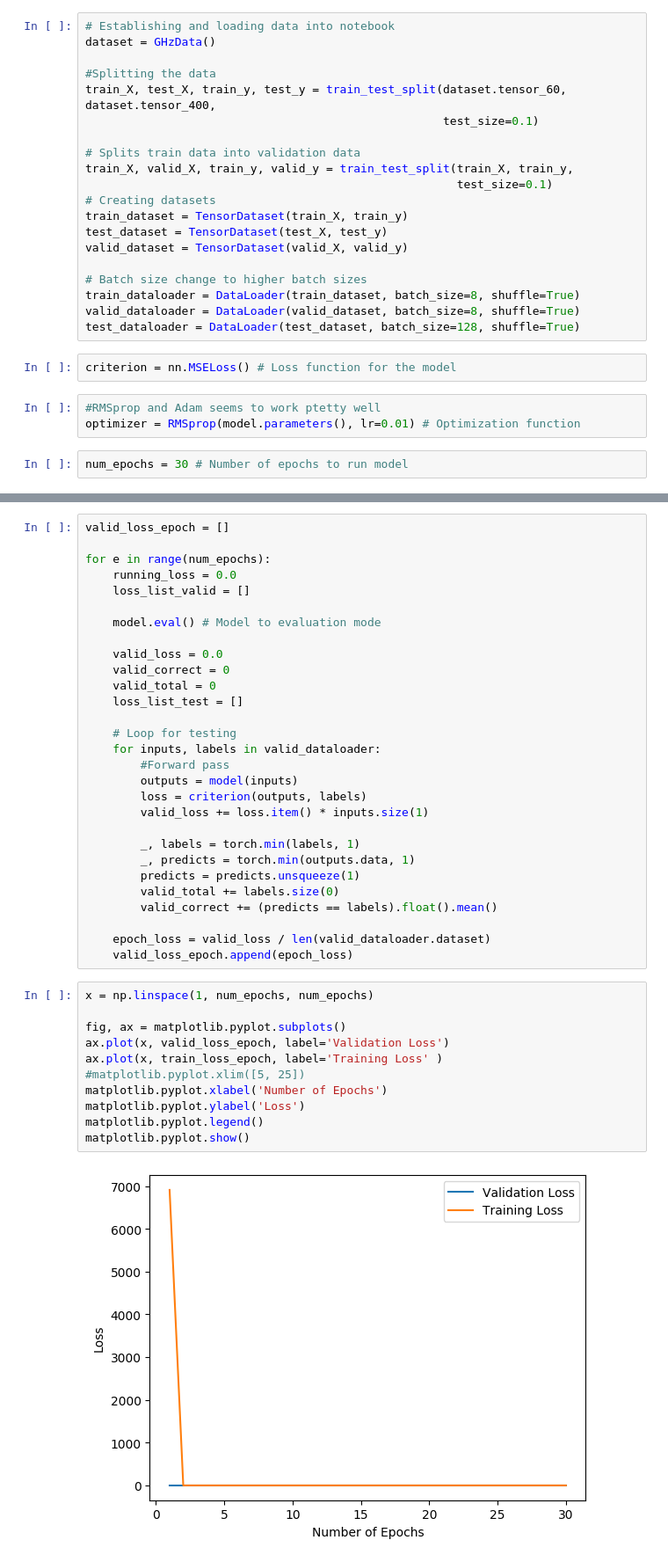
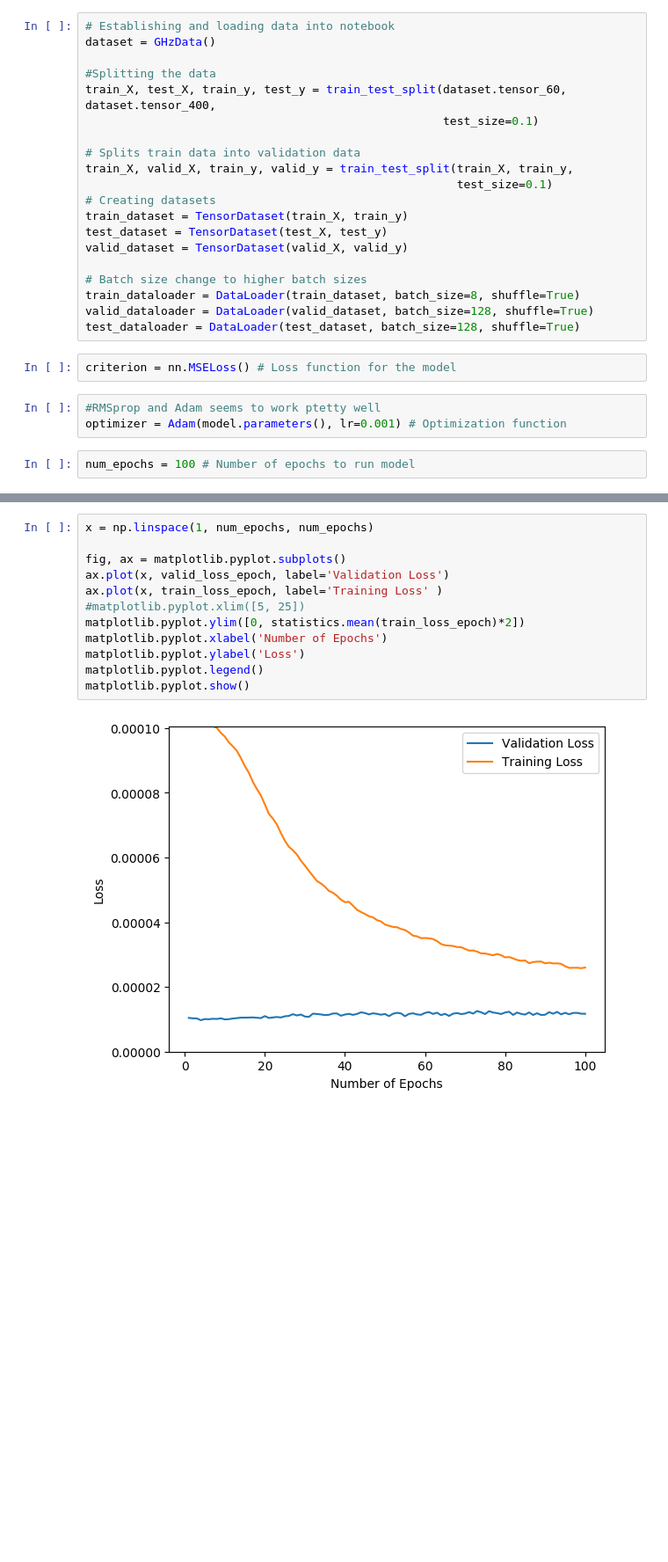
Before and after one commit to NMR-Upscale-UW/NMR_Upscale_UW_DIRECT, a Jupyter notebook: NN_Test_400.ipynb, the cells around one changed output, grey strips where cells are left out. Shown at 88% size. Drawn from its saved outputs; the diff is of its cells as text; blank space fills up the shorter version.

Commit message:
added validation loop and training and validation loss comparison

```diff
--- a/NN_Test_400.ipynb
+++ b/NN_Test_400.ipynb
@@ -108,15 +109,15 @@ valid_dataset = TensorDataset(valid_X, valid_y)
 
 # Batch size change to higher batch sizes
 train_dataloader = DataLoader(train_dataset, batch_size=8, shuffle=True)
-valid_dataloader = DataLoader(valid_dataset, batch_size=8, shuffle=True)
+valid_dataloader = DataLoader(valid_dataset, batch_size=128, shuffle=True)
 test_dataloader = DataLoader(test_dataset, batch_size=128, shuffle=True)
 # %%
 criterion = nn.MSELoss() # Loss function for the model
 # %%
 #RMSprop and Adam seems to work ptetty well
-optimizer = RMSprop(model.parameters(), lr=0.01) # Optimization function
+optimizer = Adam(model.parameters(), lr=0.001) # Optimization function
 # %%
-num_epochs = 30 # Number of epochs to run model
+num_epochs = 100 # Number of epochs to run model
 # %%
 time_ = time.time() # Assigns time to variable time_
 
@@ -156,45 +194,17 @@ Time Elapsed: 267.58232 seconds
-# %%
-valid_loss_epoch = []
-
-for e in range(num_epochs):
-    running_loss = 0.0
-    loss_list_valid = []
-
-    model.eval() # Model to evaluation mode
-
-    valid_loss = 0.0
-    valid_correct = 0
-    valid_total = 0
-    loss_list_test = []
-
-    # Loop for testing
-    for inputs, labels in valid_dataloader:
-        #Forward pass
-        outputs = model(inputs)
-        loss = criterion(outputs, labels)
-        valid_loss += loss.item() * inputs.size(1)
-
-        _, labels = torch.min(labels, 1)
-        _, predicts = torch.min(outputs.data, 1)
-        predicts = predicts.unsqueeze(1)
-        valid_total += labels.size(0)
-        valid_correct += (predicts == labels).float().mean()
-
-    epoch_loss = valid_loss / len(valid_dataloader.dataset)
-    valid_loss_epoch.append(epoch_loss)
 # %%
 x = np.linspace(1, num_epochs, num_epochs)
 
 fig, ax = matplotlib.pyplot.subplots()
 ax.plot(x, valid_loss_epoch, label='Validation Loss')
 ax.plot(x, train_loss_epoch, label='Training Loss' )
 #matplotlib.pyplot.xlim([5, 25])
+matplotlib.pyplot.ylim([0, statistics.mean(train_loss_epoch)*2])
 matplotlib.pyplot.xlabel('Number of Epochs')
 matplotlib.pyplot.ylabel('Loss')
 matplotlib.pyplot.legend()
 matplotlib.pyplot.show()
 # %% [output]
-[figure, old version]
+[figure, new version]
 # %%
 # Evaluating Model Performance with Test Data
 
```
Also changed, not shown: parts of 10 cells of this notebook.
